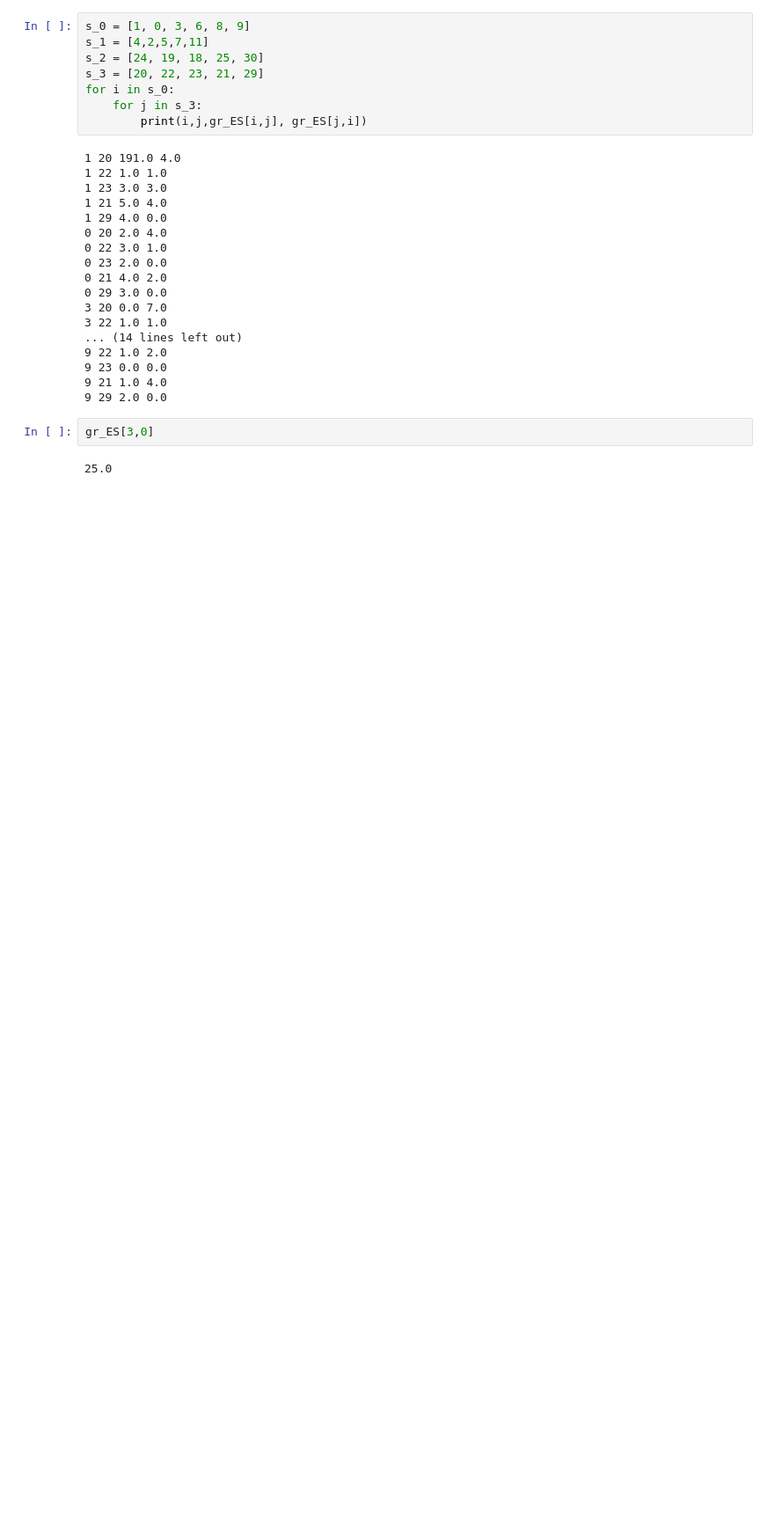
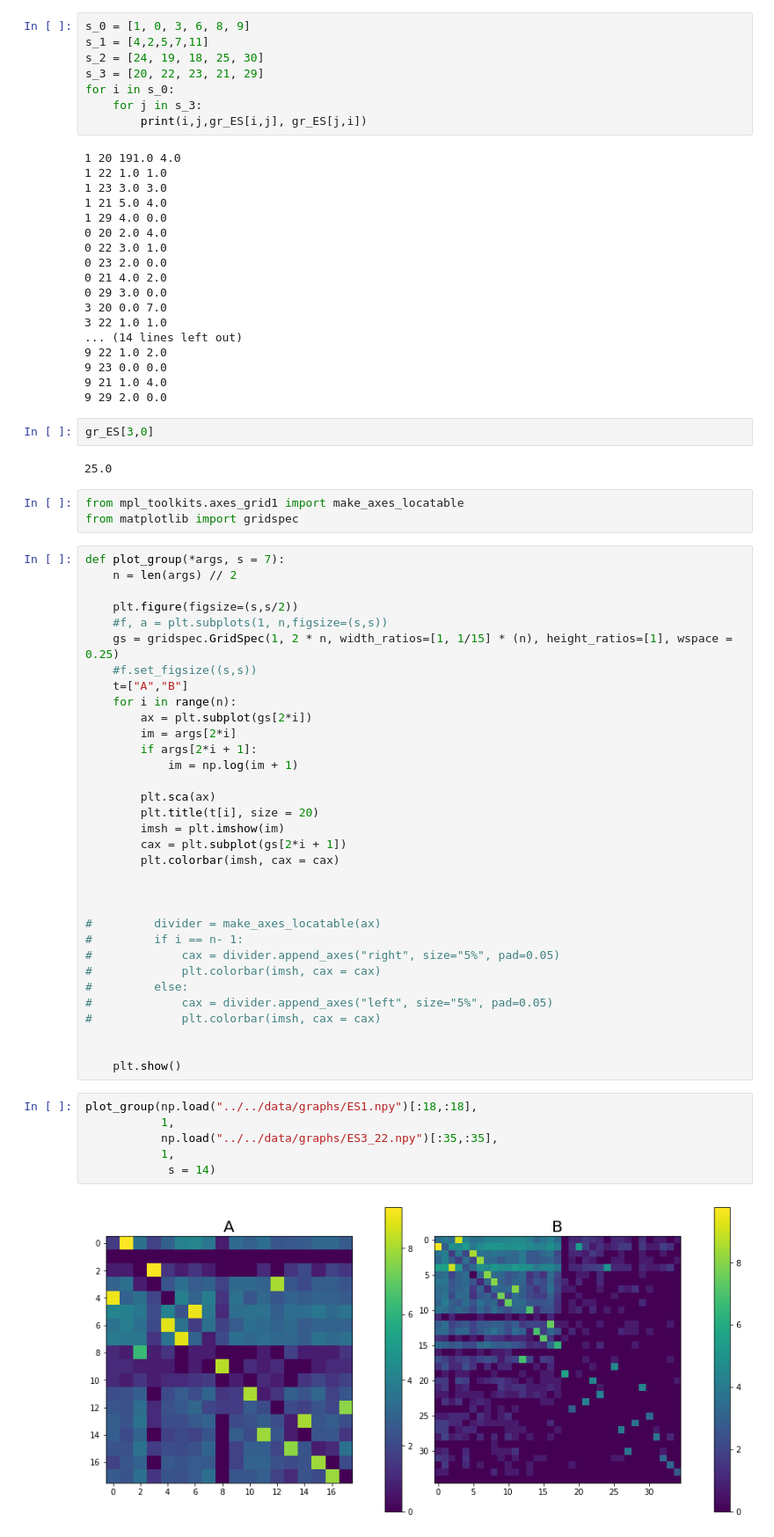
Before and after one commit to rykachevskiy/CRISPR, a Jupyter notebook: Graph_to_chains/hamiltonian path.ipynb, the cells around one changed output. Shown at 88% size. Cells and saved outputs as stored; diff of their text form; blank space fills up the shorter version.

```diff
--- a/Graph_to_chains/hamiltonian path.ipynb
+++ b/Graph_to_chains/hamiltonian path.ipynb
@@ -531,3 +531,47 @@ for i in s_0:
 gr_ES[3,0]
 # %% [output]
 25.0
+# %%
+from mpl_toolkits.axes_grid1 import make_axes_locatable
+from matplotlib import gridspec
+# %%
+def plot_group(*args, s = 7):
+    n = len(args) // 2
+
+    plt.figure(figsize=(s,s/2))
+    #f, a = plt.subplots(1, n,figsize=(s,s))
+    gs = gridspec.GridSpec(1, 2 * n, width_ratios=[1, 1/15] * (n), height_ratios=[1], wspace = 0.25)
+    #f.set_figsize((s,s))
+    t=["A","B"]
+    for i in range(n):
+        ax = plt.subplot(gs[2*i])
+        im = args[2*i]
+        if args[2*i + 1]:
+            im = np.log(im + 1)
+
+        plt.sca(ax)
+        plt.title(t[i], size = 20)
+        imsh = plt.imshow(im)
+        cax = plt.subplot(gs[2*i + 1])
+        plt.colorbar(imsh, cax = cax)
+
+
+
+#         divider = make_axes_locatable(ax)
+#         if i == n- 1:
+#             cax = divider.append_axes("right", size="5%", pad=0.05)
+#             plt.colorbar(imsh, cax = cax)
+#         else:
+#             cax = divider.append_axes("left", size="5%", pad=0.05)
+#             plt.colorbar(imsh, cax = cax)
+
+
+    plt.show()
+# %%
+plot_group(np.load("../../data/graphs/ES1.npy")[:18,:18],
+           1,
+           np.load("../../data/graphs/ES3_22.npy")[:35,:35],
+           1,
+            s = 14)
+# %% [output]
+[figure, added]
```
Also changed, not shown: parts of 1 cell of this notebook, 2 other files.
